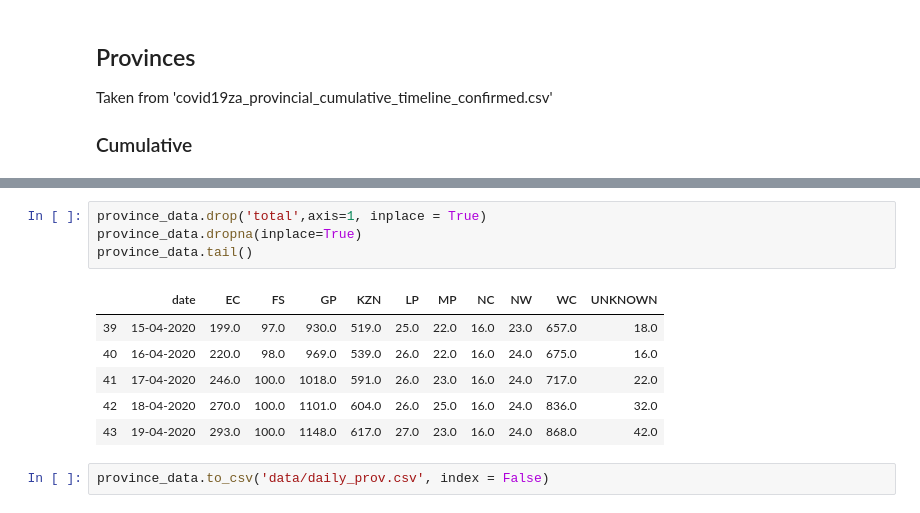
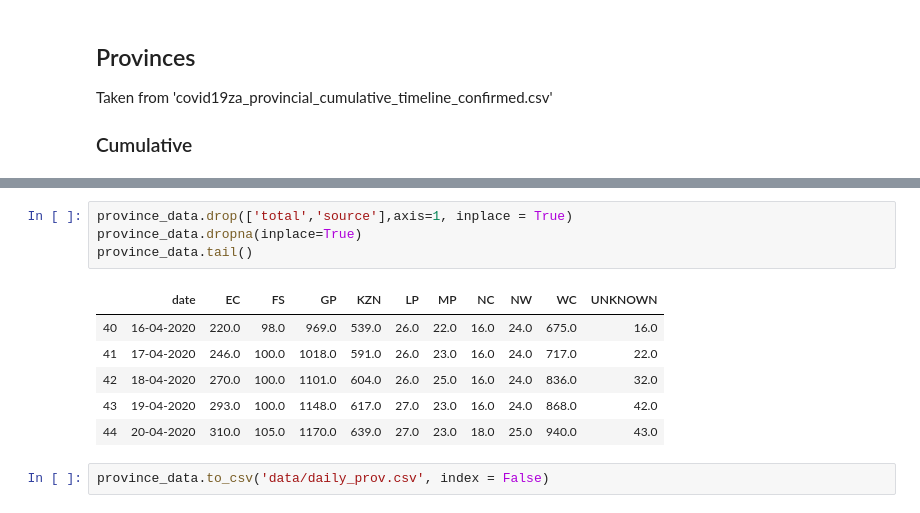
Before and after one commit to SimonRosen173/Covid19SAData, a Jupyter notebook: Data_Preprocessing.ipynb, the cells around one changed output, grey strips where cells are left out. Saved outputs shown, nothing was run; the diff lists cells and outputs as text.

Commit message:
Unused notebooks removed. Docs and notebooks folders removed. Data updated

```diff
--- a/Data_Preprocessing.ipynb
+++ b/Data_Preprocessing.ipynb
@@ -56,14 +56,14 @@ province_data.tail()
 # %%
-province_data.drop('total',axis=1, inplace = True)
+province_data.drop(['total','source'],axis=1, inplace = True)
 province_data.dropna(inplace=True)
 province_data.tail()
 # %% [output]
 |  | date | EC | FS | GP | KZN | LP | MP | NC | NW | WC | UNKNOWN |
-| 39 | 15-04-2020 | 199.0 | 97.0 | 930.0 | 519.0 | 25.0 | 22.0 | 16.0 | 23.0 | 657.0 | 18.0 |
 | 40 | 16-04-2020 | 220.0 | 98.0 | 969.0 | 539.0 | 26.0 | 22.0 | 16.0 | 24.0 | 675.0 | 16.0 |
 | 41 | 17-04-2020 | 246.0 | 100.0 | 1018.0 | 591.0 | 26.0 | 23.0 | 16.0 | 24.0 | 717.0 | 22.0 |
 | 42 | 18-04-2020 | 270.0 | 100.0 | 1101.0 | 604.0 | 26.0 | 25.0 | 16.0 | 24.0 | 836.0 | 32.0 |
 | 43 | 19-04-2020 | 293.0 | 100.0 | 1148.0 | 617.0 | 27.0 | 23.0 | 16.0 | 24.0 | 868.0 | 42.0 |
+| 44 | 20-04-2020 | 310.0 | 105.0 | 1170.0 | 639.0 | 27.0 | 23.0 | 18.0 | 25.0 | 940.0 | 43.0 |
 # %%
 province_data.to_csv('data/daily_prov.csv', index = False)
 # %%
```
Also changed, not shown: parts of 37 cells of this notebook, 50 other files.
